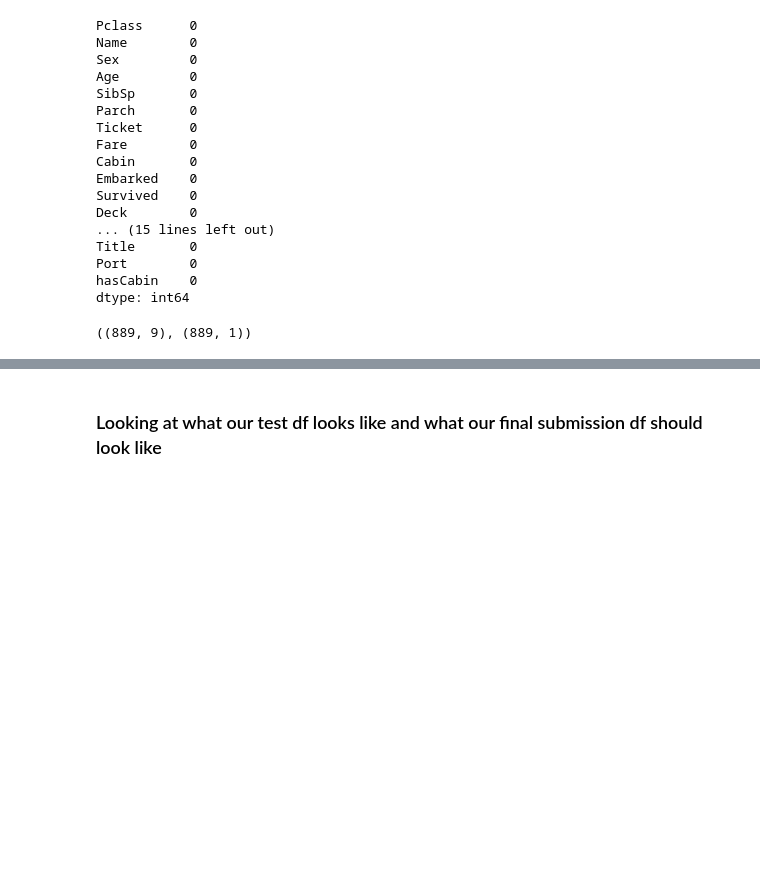
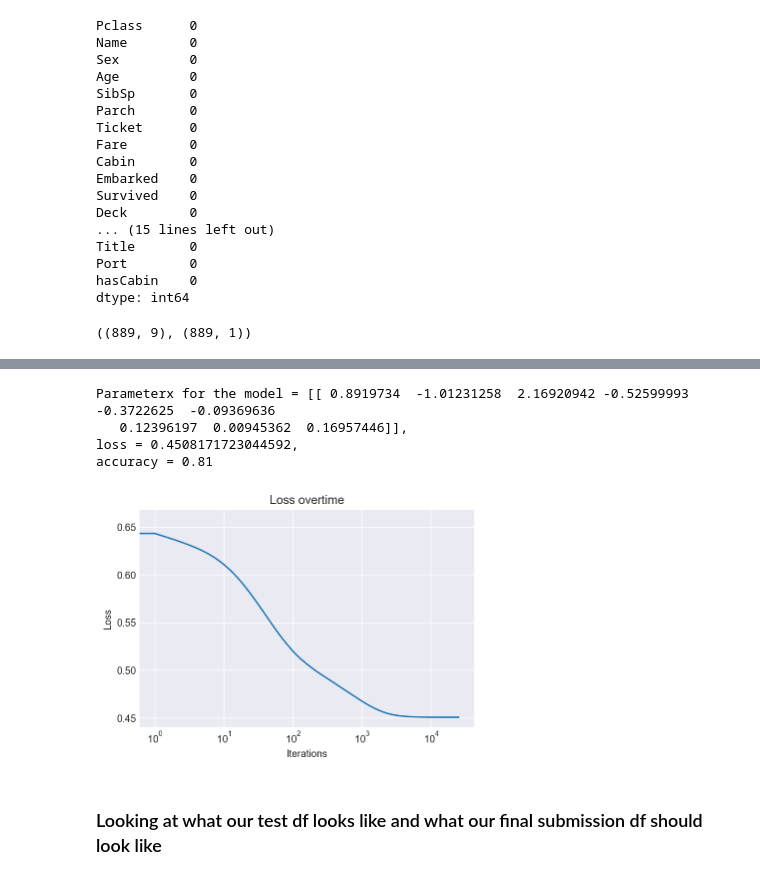
Before and after one commit to SamSamhuns/kaggle_competition_titanic, a Jupyter notebook: titanic_survival_logistic_regr.ipynb, the cells around one changed output, grey strips where cells are left out. Saved outputs shown, nothing was run; the diff lists cells and outputs as text; code cells hidden in the pictures; blank space fills up the shorter version.

```diff
--- a/titanic_survival_logistic_regr.ipynb
+++ b/titanic_survival_logistic_regr.ipynb
@@ -402,3 +430,16 @@ accuracy = 0.8098987626546682
+# %%
+# Now training our model with the lambda value that scores the highest on testing data, i.e. lambda = 1.24
+l1 = Logistic_regr_linear(X_train, 25000, 0.029, 1.24)
+l1.fit(X_train, y_train)
+
+util.plot_loss_curve(l1.loss, l1.epochs, log_mode=True)       # plot loss curve
+util.print_accuracy_best_get_parameters(X_train, y_train, l1) # print final loss and accuracy
+# %% [output]
+Parameterx for the model = [[ 0.8919734  -1.01231258  2.16920942 -0.52599993 -0.3722625  -0.09369636
+   0.12396197  0.00945362  0.16957446]],
+loss = 0.4508171723044592,
+accuracy = 0.81
+[figure, added]
 # %% [markdown]
 ### Looking at what our test df looks like and what our final submission df should look like
 # %%
```
Also changed, not shown: parts of 7 cells of this notebook.
